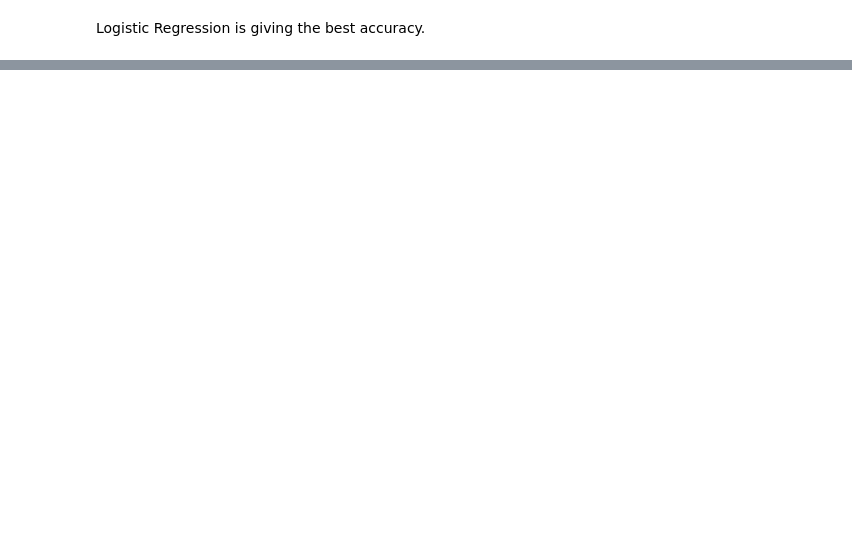
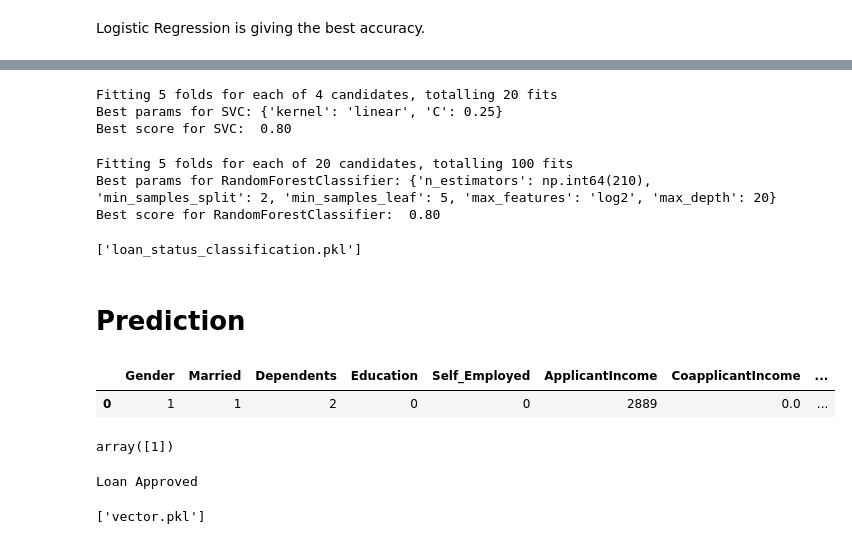
Before and after one commit to StoyanovaMariya/Machine-Learning-Portfolio, a Jupyter notebook: Classification Loan Approval/Loan Approval.ipynb, the cells around one changed output, grey strips where cells are left out. Cells and saved outputs as stored; diff of their text form; code cells hidden in the pictures; blank space fills up the shorter version.

Commit message:
Loan Approval Classification

```diff
--- a/Classification Loan Approval/Loan Approval.ipynb
+++ b/Classification Loan Approval/Loan Approval.ipynb
@@ -487,0 +500,12 @@ LogisticRegression(C=np.float64(0.23357214690901212), solver='liblinear')
+# %%
+best_svc_reg = tune_model(svm.SVC(), svc_grid)
+# %% [output]
+Fitting 5 folds for each of 4 candidates, totalling 20 fits
+Best params for SVC: {'kernel': 'linear', 'C': 0.25}
+Best score for SVC:  0.80
+# %%
+best_rf = tune_model(RandomForestClassifier(), rf_grid)
+# %% [output]
+Fitting 5 folds for each of 20 candidates, totalling 100 fits
+Best params for RandomForestClassifier: {'n_estimators': np.int64(210), 'min_samples_split': 2, 'min_samples_leaf': 5, 'max_features': 'log2', 'max_depth': 20}
+Best score for RandomForestClassifier:  0.80
@@ -487,0 +516,43 @@ LogisticRegression(C=np.float64(0.23357214690901212), solver='liblinear')
+# %%
+# save the model
+joblib.dump(final_model, 'loan_status_classification.pkl')
+# %% [output]
+['loan_status_classification.pkl']
+# %% [markdown]
+# Prediction
+# %%
+sample_data = pd.DataFrame({
+    "Gender" : [1],
+    "Married" : [1],
+    "Dependents" : [2],
+    "Education" : [0],
+    "Self_Employed" : [0],
+    "ApplicantIncome" : [2889],
+    "CoapplicantIncome" : [0.0],
+    "LoanAmount" : [45],
+    "Loan_Amount_Term" : [180],
+    "Credit_History" : [1],
+    "Property_Area" : [1],
+})
+
+sample_data
+# %% [output]
+|  | Gender | Married | Dependents | Education | Self_Employed | ApplicantIncome | CoapplicantIncome | ... |
+| 0 | 1 | 1 | 2 | 0 | 0 | 2889 | 0.0 | ... |
+# %%
+sample_data[num_columns] = scaler.fit_transform(sample_data[num_columns])
+loaded_model = joblib.load('loan_status_classification.pkl')
+prediction = loaded_model.predict(sample_data)
+prediction
+# %% [output]
+array([1])
+# %%
+result = "Loan Approved" if prediction[0] == 1 else "Loan Not Approved"
+print(result)
+# %% [output]
+Loan Approved
+# %%
+# save the scaler
+joblib.dump(scaler, 'vector.pkl')
+# %% [output]
+['vector.pkl']
```
Also changed, not shown: parts of 8 cells of this notebook, 2 other files.
